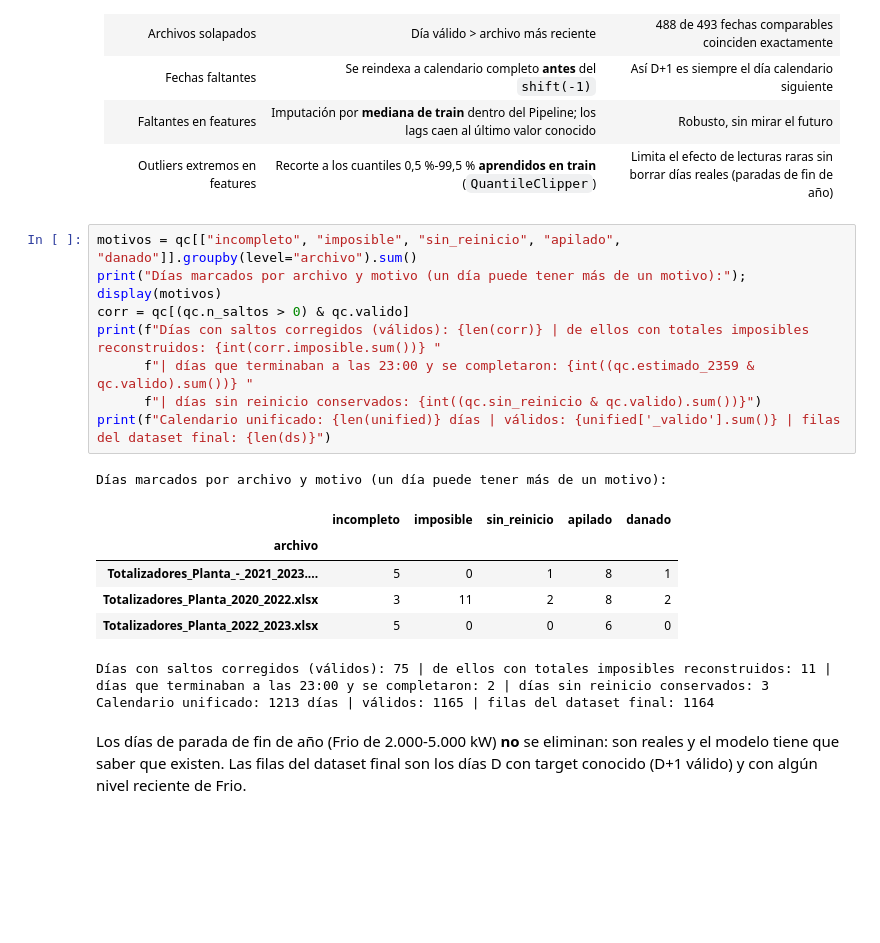
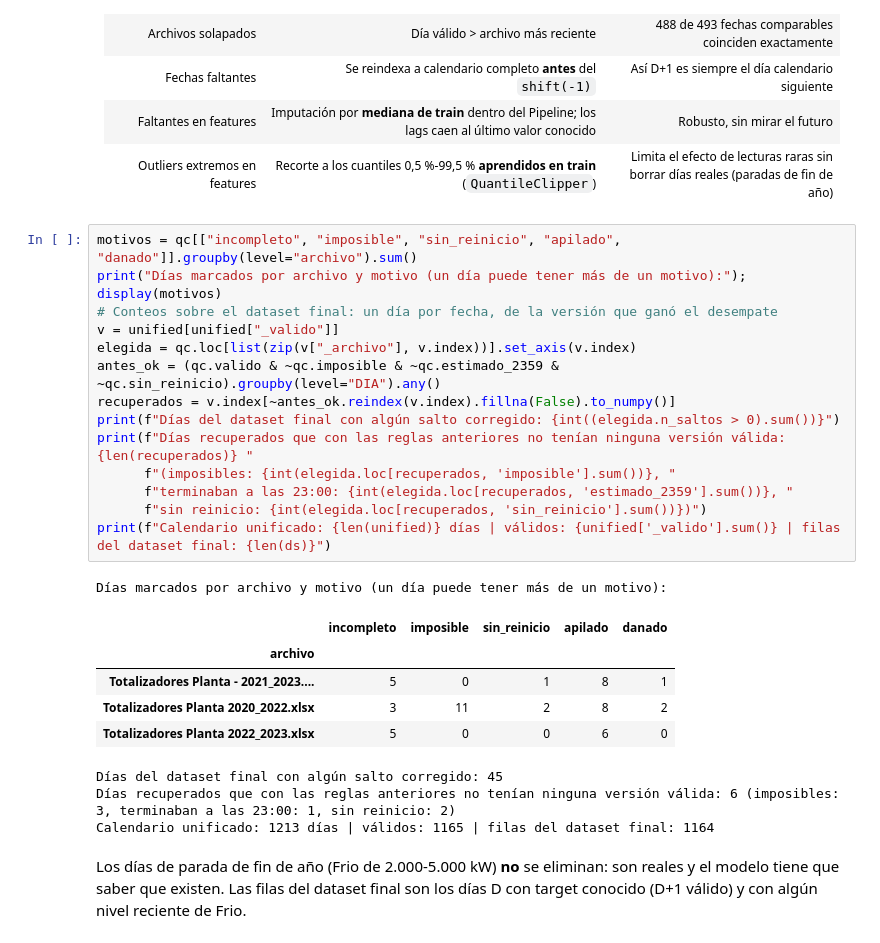
Before and after one commit to camila-mp4/cervecera, a Jupyter notebook: notebooks/preprocesamiento.ipynb, the cells around one changed output. Cells and saved outputs as stored; diff of their text form; blank space fills up the shorter version.

```diff
--- a/notebooks/preprocesamiento.ipynb
+++ b/notebooks/preprocesamiento.ipynb
@@ -40,19 +40,26 @@ Variables seleccionadas: ['frio_hoy', 'frio_rm14', 'frio_delta1', 'frio_ult6h',
 # %%
 motivos = qc[["incompleto", "imposible", "sin_reinicio", "apilado", "danado"]].groupby(level="archivo").sum()
 print("Días marcados por archivo y motivo (un día puede tener más de un motivo):"); display(motivos)
-corr = qc[(qc.n_saltos > 0) & qc.valido]
-print(f"Días con saltos corregidos (válidos): {len(corr)} | de ellos con totales imposibles reconstruidos: {int(corr.imposible.sum())} "
-      f"| días que terminaban a las 23:00 y se completaron: {int((qc.estimado_2359 & qc.valido).sum())} "
-      f"| días sin reinicio conservados: {int((qc.sin_reinicio & qc.valido).sum())}")
+# Conteos sobre el dataset final: un día por fecha, de la versión que ganó el desempate
+v = unified[unified["_valido"]]
+elegida = qc.loc[list(zip(v["_archivo"], v.index))].set_axis(v.index)
+antes_ok = (qc.valido & ~qc.imposible & ~qc.estimado_2359 & ~qc.sin_reinicio).groupby(level="DIA").any()
+recuperados = v.index[~antes_ok.reindex(v.index).fillna(False).to_numpy()]
+print(f"Días del dataset final con algún salto corregido: {int((elegida.n_saltos > 0).sum())}")
+print(f"Días recuperados que con las reglas anteriores no tenían ninguna versión válida: {len(recuperados)} "
+      f"(imposibles: {int(elegida.loc[recuperados, 'imposible'].sum())}, "
+      f"terminaban a las 23:00: {int(elegida.loc[recuperados, 'estimado_2359'].sum())}, "
+      f"sin reinicio: {int(elegida.loc[recuperados, 'sin_reinicio'].sum())})")
 print(f"Calendario unificado: {len(unified)} días | válidos: {unified['_valido'].sum()} | filas del dataset final: {len(ds)}")
 # %% [output]
 Días marcados por archivo y motivo (un día puede tener más de un motivo):
 |  | incompleto | imposible | sin_reinicio | apilado | danado |
 | archivo |  |  |  |  |  |
-| Totalizadores_Planta_-_2021_2023.... | 5 | 0 | 1 | 8 | 1 |
-| Totalizadores_Planta_2020_2022.xlsx | 3 | 11 | 2 | 8 | 2 |
-| Totalizadores_Planta_2022_2023.xlsx | 5 | 0 | 0 | 6 | 0 |
+| Totalizadores Planta - 2021_2023.... | 5 | 0 | 1 | 8 | 1 |
+| Totalizadores Planta 2020_2022.xlsx | 3 | 11 | 2 | 8 | 2 |
+| Totalizadores Planta 2022_2023.xlsx | 5 | 0 | 0 | 6 | 0 |
-Días con saltos corregidos (válidos): 75 | de ellos con totales imposibles reconstruidos: 11 | días que terminaban a las 23:00 y se completaron: 2 | días sin reinicio conservados: 3
+Días del dataset final con algún salto corregido: 45
+Días recuperados que con las reglas anteriores no tenían ninguna versión válida: 6 (imposibles: 3, terminaban a las 23:00: 1, sin reinicio: 2)
 Calendario unificado: 1213 días | válidos: 1165 | filas del dataset final: 1164
 # %% [markdown]
 Los días de parada de fin de año (Frio de 2.000-5.000 kW) **no** se eliminan: son reales y el modelo tiene que saber que existen.
```
Also changed, not shown: parts of 2 cells of this notebook, 8 other files.
